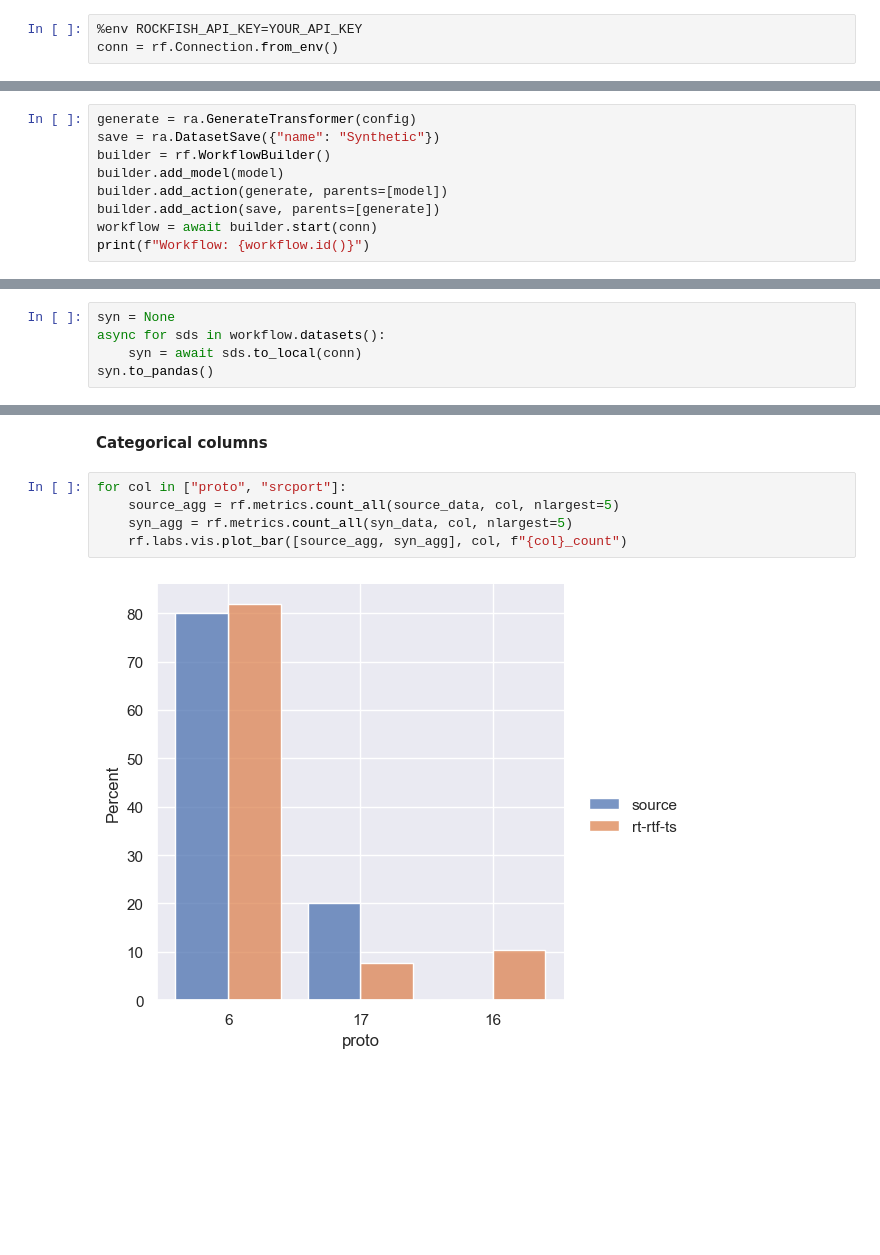
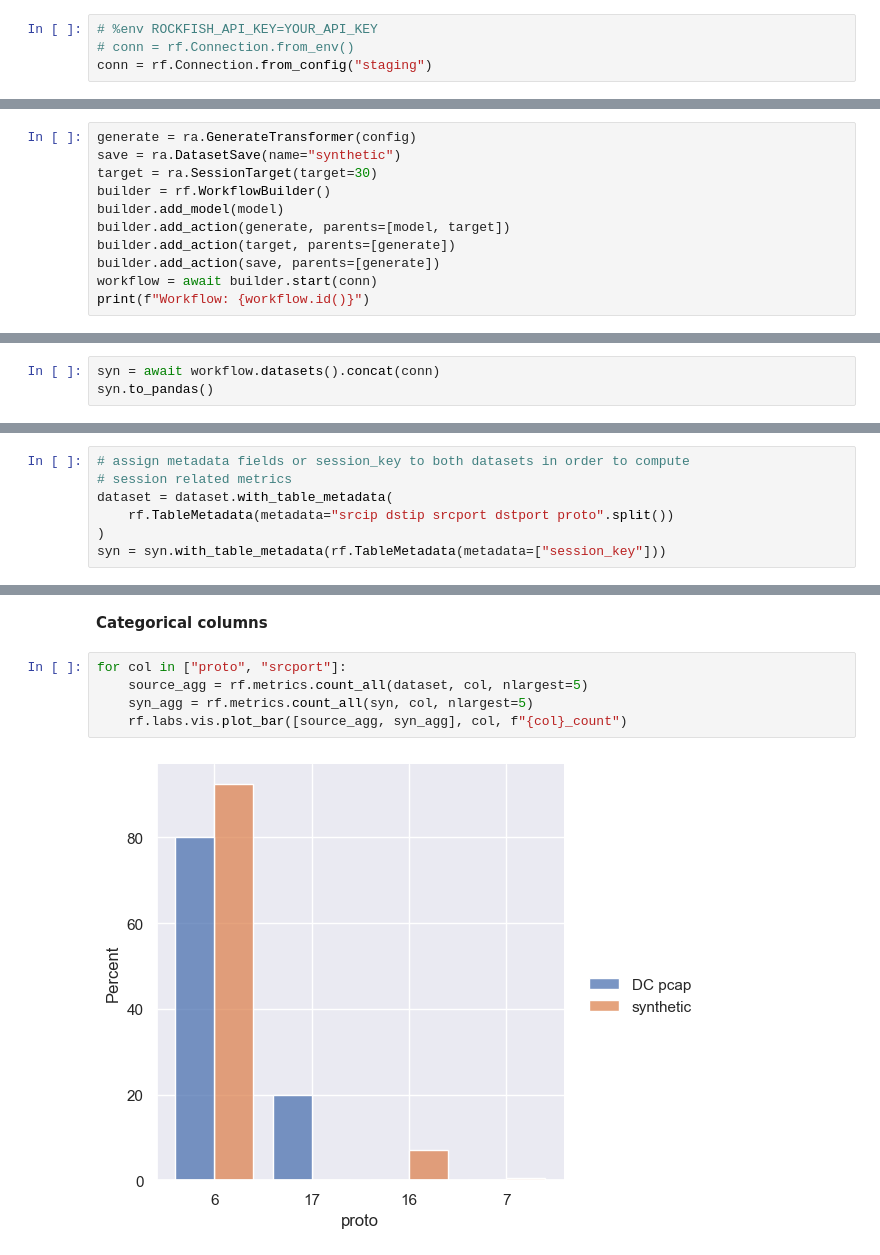
Before and after one commit to Rockfish-Data/public_tutorials, a Jupyter notebook: Tutorials/Tutorials_summary/Generate_synthetic_data_for_Timeseires_Data(RF_Time_Transformer).ipynb, the cells around one changed output, grey strips where cells are left out. Saved outputs shown, nothing was run; the diff lists cells and outputs as text; blank space fills up the shorter version.

```diff
--- a/Tutorials/Tutorials_summary/Generate_synthetic_data_for_Timeseires_Data(RF_Time_Transformer).ipynb
+++ b/Tutorials/Tutorials_summary/Generate_synthetic_data_for_Timeseires_Data(RF_Time_Transformer).ipynb
@@ -17,8 +17,9 @@ conn = rf.Connection.from_env()
 
 If you do not have API Key, please reach out to support@rockfish.ai.
 # %%
-%env ROCKFISH_API_KEY=YOUR_API_KEY
-conn = rf.Connection.from_env()
+# %env ROCKFISH_API_KEY=YOUR_API_KEY
+# conn = rf.Connection.from_env()
+conn = rf.Connection.from_config("staging")
 # %%
 # download our example of timeseries data: pcap.csv
 !wget --no-clobber https://docs.rockfish.ai/tutorials/pcap.csv
@@ -103,9 +95,11 @@ Model(id='fdecbd74-b8fd-11ef-b309-ea33642f8b3f', labels={'workflow_id': '6fYaeBS
 # %%
 generate = ra.GenerateTransformer(config)
-save = ra.DatasetSave({"name": "Synthetic"})
+save = ra.DatasetSave(name="synthetic")
+target = ra.SessionTarget(target=30)
 builder = rf.WorkflowBuilder()
 builder.add_model(model)
-builder.add_action(generate, parents=[model])
+builder.add_action(generate, parents=[model, target])
+builder.add_action(target, parents=[generate])
 builder.add_action(save, parents=[generate])
 workflow = await builder.start(conn)
 print(f"Workflow: {workflow.id()}")
@@ -124,7 +127,5 @@ async for log in workflow.logs():
 # %%
-syn = None
-async for sds in workflow.datasets():
-    syn = await sds.to_local(conn)
+syn = await workflow.datasets().concat(conn)
 syn.to_pandas()
 # %% [output]
 |  | pkt_len | timestamp | srcip | dstip | srcport | dstport | proto | session_key |
@@ -163,3 +146,10 @@ syn_data.table = syn_data.table.cast(source_data.table.schema)
+# %%
+# assign metadata fields or session_key to both datasets in order to compute
+# session related metrics
+dataset = dataset.with_table_metadata(
+    rf.TableMetadata(metadata="srcip dstip srcport dstport proto".split())
+)
+syn = syn.with_table_metadata(rf.TableMetadata(metadata=["session_key"]))
 # %% [markdown]
 **Numerical columns**
 # %%
@@ -172,8 +162,8 @@ rf.labs.vis.plot_kde([source_data, syn_data], col)
 **Categorical columns**
 # %%
 for col in ["proto", "srcport"]:
-    source_agg = rf.metrics.count_all(source_data, col, nlargest=5)
-    syn_agg = rf.metrics.count_all(syn_data, col, nlargest=5)
+    source_agg = rf.metrics.count_all(dataset, col, nlargest=5)
+    syn_agg = rf.metrics.count_all(syn, col, nlargest=5)
     rf.labs.vis.plot_bar([source_agg, syn_agg], col, f"{col}_count")
 # %% [output]
-[figure, old version]
+[figure, new version]
```
Also changed, not shown: parts of 10 cells of this notebook.
